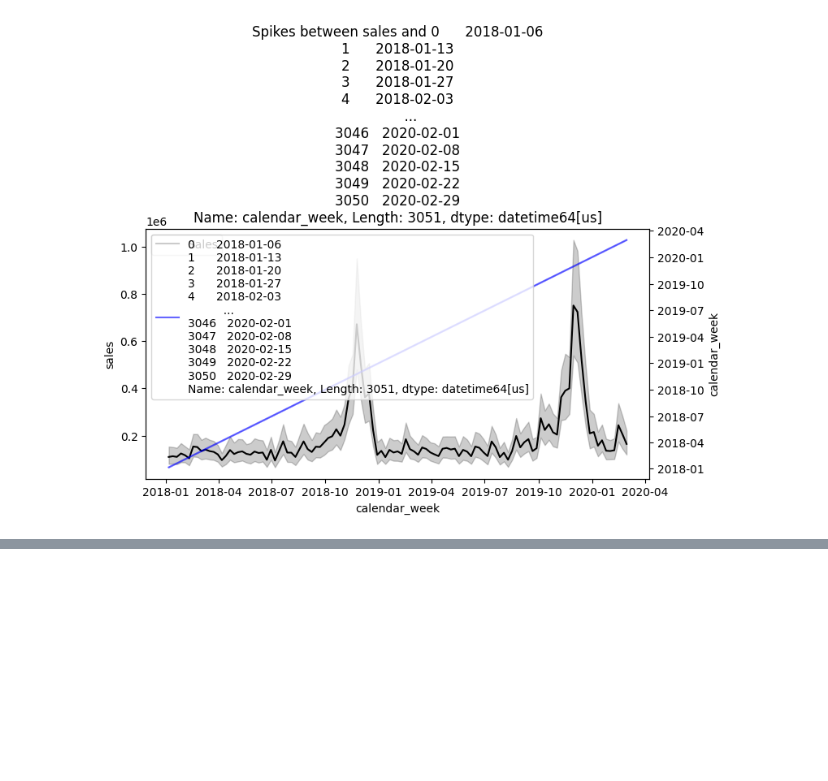
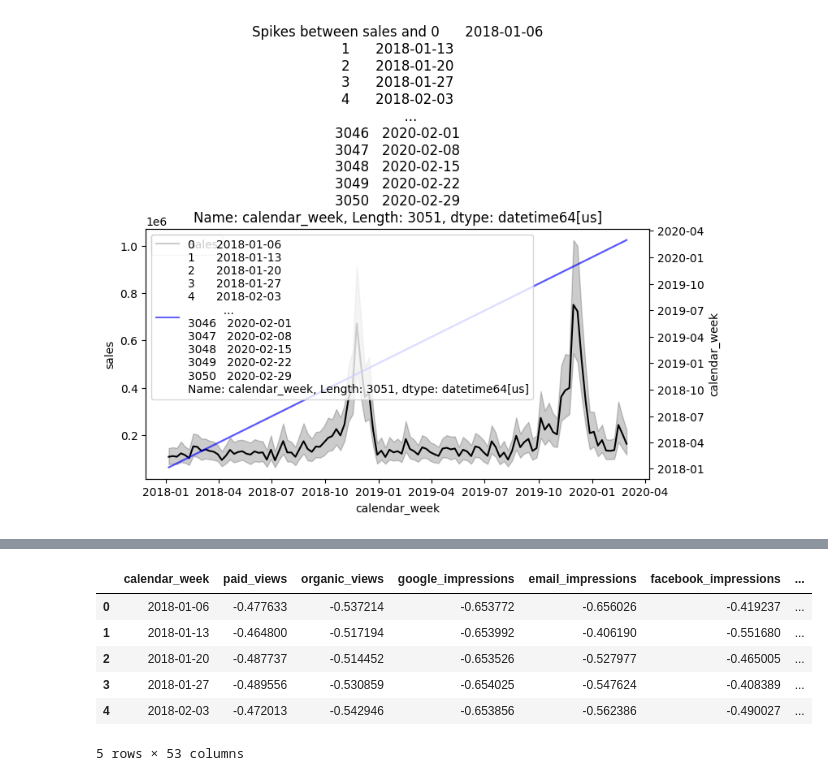
Before and after one commit to N-anle/Marketing-Mix-Modelling, a Jupyter notebook: notebooks/notebook.ipynb, the cells around one changed output, grey strips where cells are left out. Saved outputs shown, nothing was run; the diff lists cells and outputs as text; code cells hidden in the pictures; blank space fills up the shorter version.

```diff
--- a/notebooks/notebook.ipynb
+++ b/notebooks/notebook.ipynb
@@ -532,0 +556,3 @@ df.sort_values('sales', ascending = False)
+# %%
+from sklearn.preprocessing import StandardScaler
+scaler = StandardScaler()
@@ -532,0 +569,23 @@ df.sort_values('sales', ascending = False)
+# %%
+cols_to_scale = ['paid_views',
+ 'organic_views',
+ 'google_impressions',
+ 'email_impressions',
+ 'facebook_impressions',
+ 'affiliate_impressions',
+ 'overall_views',
+ 'trend',f'{column}_adstock']
+adstock_cols = [c for c in df.columns if c.endswith('_adstock')]
+cols_to_scale.extend(adstock_cols)
+# %%
+df[cols_to_scale] = scaler.fit_transform(df[cols_to_scale])
+# %%
+df.head()
+# %% [output]
+|  | calendar_week | paid_views | organic_views | google_impressions | email_impressions | facebook_impressions | ... |
+| 0 | 2018-01-06 | -0.477633 | -0.537214 | -0.653772 | -0.656026 | -0.419237 | ... |
+| 1 | 2018-01-13 | -0.464800 | -0.517194 | -0.653992 | -0.406190 | -0.551680 | ... |
+| 2 | 2018-01-20 | -0.487737 | -0.514452 | -0.653526 | -0.527977 | -0.465005 | ... |
+| 3 | 2018-01-27 | -0.489556 | -0.530859 | -0.654025 | -0.547624 | -0.408389 | ... |
+| 4 | 2018-02-03 | -0.472013 | -0.542946 | -0.653856 | -0.562386 | -0.490027 | ... |
+5 rows × 53 columns
```
Also changed, not shown: parts of 13 cells of this notebook.
